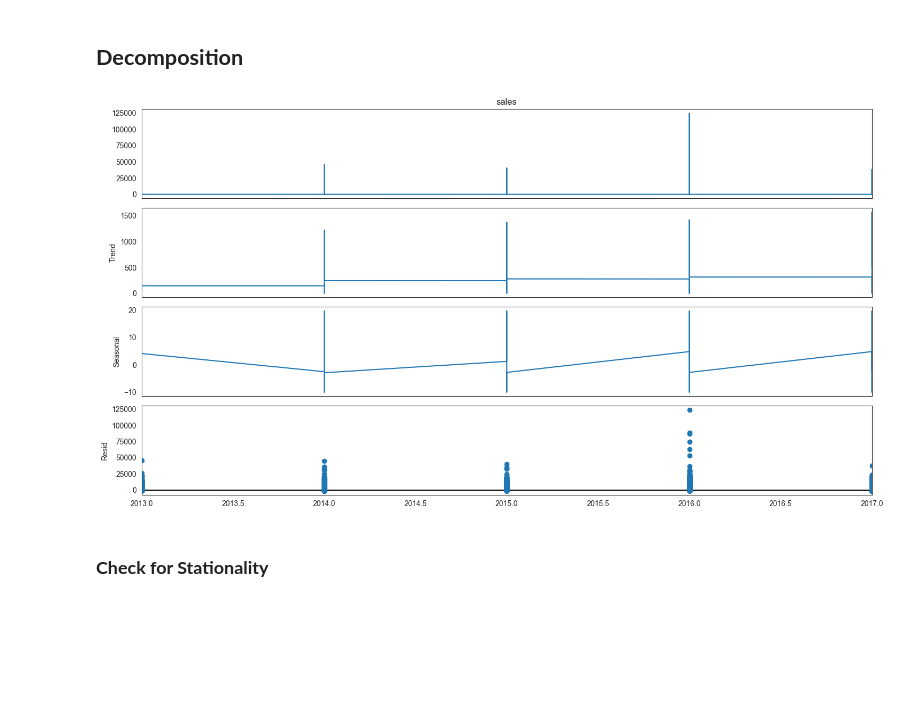
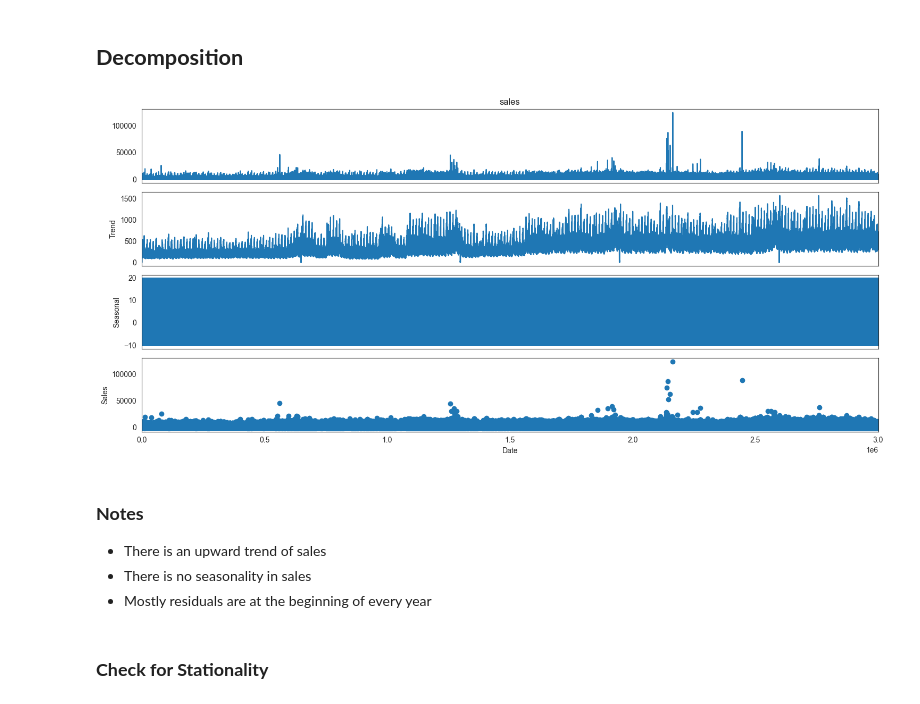
Before and after one commit to murithidenisgitobu/Time-Series-Regression-Analysis-Corporation-Favorita-, a Jupyter notebook: Time Series Regression Analysis - Corporation Favorita.ipynb, the cells around one changed output. Cells and saved outputs as stored; diff of their text form; code cells hidden in the pictures; blank space fills up the shorter version.

```diff
--- a/Time Series Regression Analysis - Corporation Favorita.ipynb
+++ b/Time Series Regression Analysis - Corporation Favorita.ipynb
@@ -637,11 +637,19 @@ plt.show()
 # %%
 # Decompose to show trend, seasonal, and residual of sales over time
 result_add = seasonal_decompose(train_data_cp['sales'], model='additive', period=365)  # daily frequency
-plt.rcParams.update({'figure.figsize': (15, 8)})
+plt.rcParams.update({'figure.figsize': (15, 7)})  # Adjusting figure size
 result_add.plot()
+plt.xlabel('Date')
+plt.ylabel('Sales')
+plt.tight_layout()
 plt.show()
 # %% [output]
-[figure, old version]
+[figure, new version]
+# %% [markdown]
+### **Notes**
+- There is an upward trend of sales
+- There is no seasonality in sales
+- Mostly residuals are at the beginning of every year
 # %% [markdown]
 ### **Check for Stationality**
 # %% [markdown]
```
Also changed, not shown: parts of 5 cells of this notebook.
